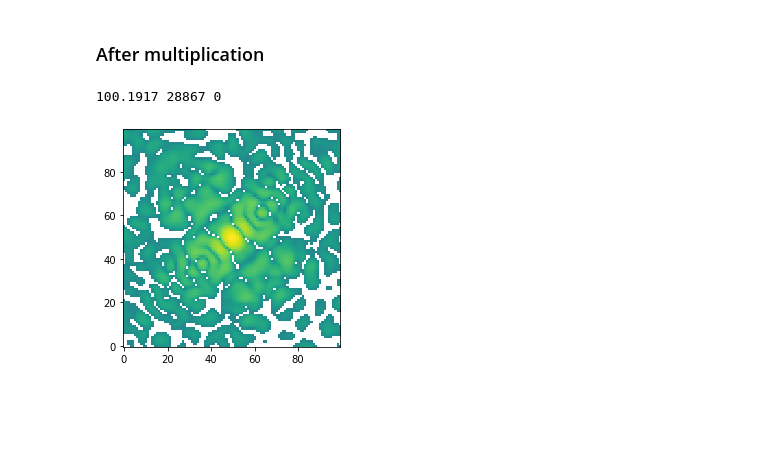
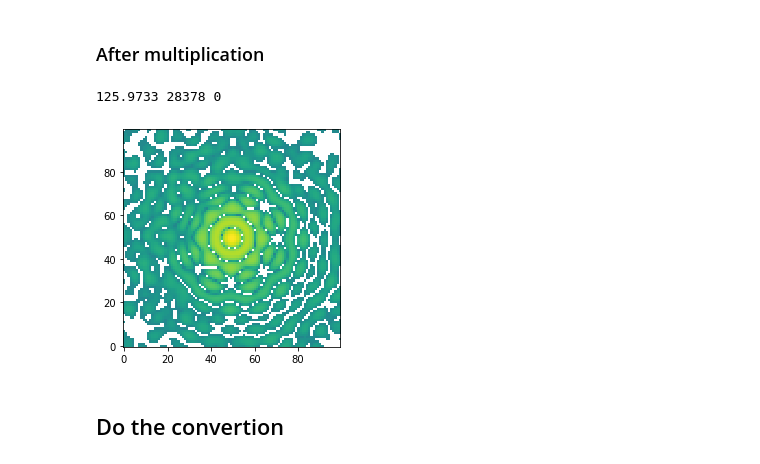
Before and after one commit to JunCEEE/testEMC, a Jupyter notebook: src/controller/Chaperonins/checkConverted.ipynb, the cells around one changed output. Cells and saved outputs as stored; diff of their text form; code cells hidden in the pictures; blank space fills up the shorter version.

```diff
--- a/src/controller/Chaperonins/checkConverted.ipynb
+++ b/src/controller/Chaperonins/checkConverted.ipynb
@@ -8,7 +8,7 @@ import matplotlib.colors as colors
 # %% [markdown]
 ## Setup input data
 # %%
-input_data = 'diffr_100x100_50k/diffr_out_0000003.h5'
+input_data = 'diffr_100x100_50k_unifrom.h5'
 # %%
 with h5py.File(input_data,'r') as fh:
     print (fh['data'])
@@ -42,13 +43,16 @@ multiplication = 1
 ### After multiplication
 # %%
 with h5py.File(input_data,'r') as fh:
-    new_diffr = fh['data/0033333/diffr'][0]*multiplication
+    new_diffr = fh['data/'+frame+'/diffr'][0]*multiplication
 with h5py.File('tmp.h5','w') as f:
     f.create_dataset("diffr", data=new_diffr,dtype='i8')
 with h5py.File('tmp.h5','r') as fh:
     tmp_diffr = fh['diffr'][...]
     plt.imshow(tmp_diffr,norm=colors.LogNorm(vmin=tmp_diffr.min()+0.0001, vmax=tmp_diffr.max()),origin='lower')
     print (tmp_diffr.mean(),tmp_diffr.max(),tmp_diffr.min())
+os.remove('tmp.h5')
 # %% [output]
-100.1917 28867 0
+125.9733 28378 0
-[figure, old version]
+[figure, new version]
+# %% [markdown]
+## Do the convertion
```
Also changed, not shown: parts of 9 cells of this notebook, 6 other files.
